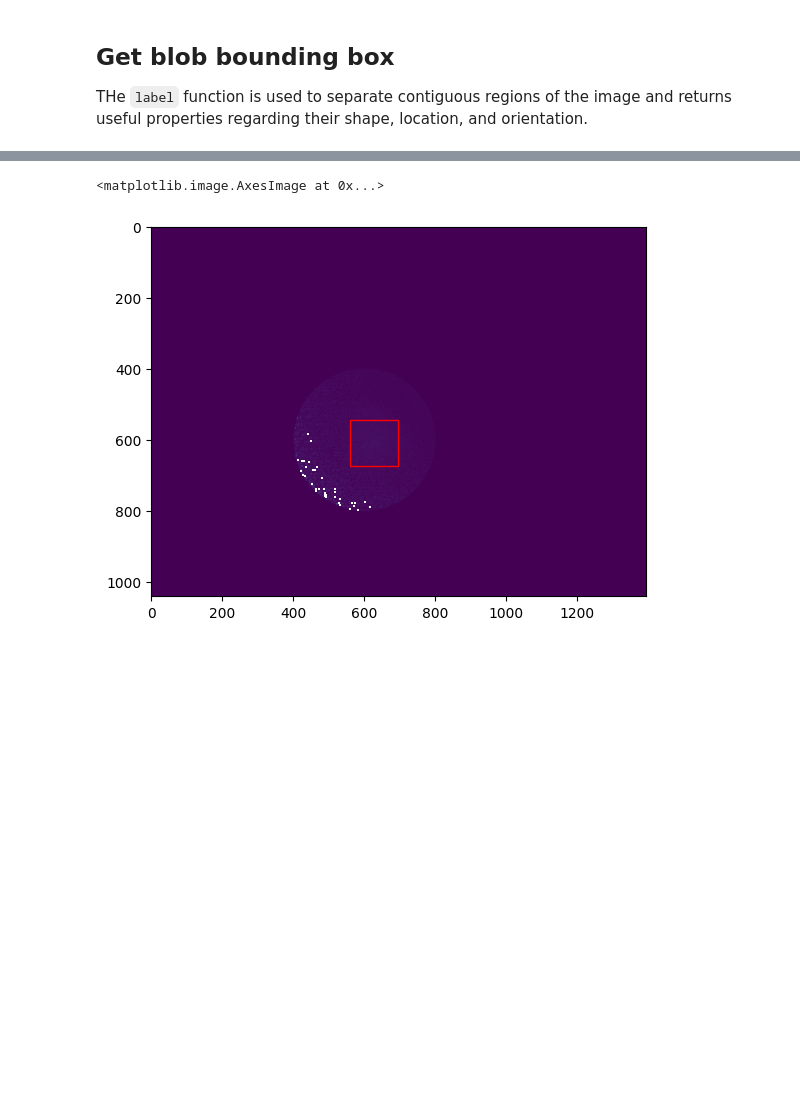
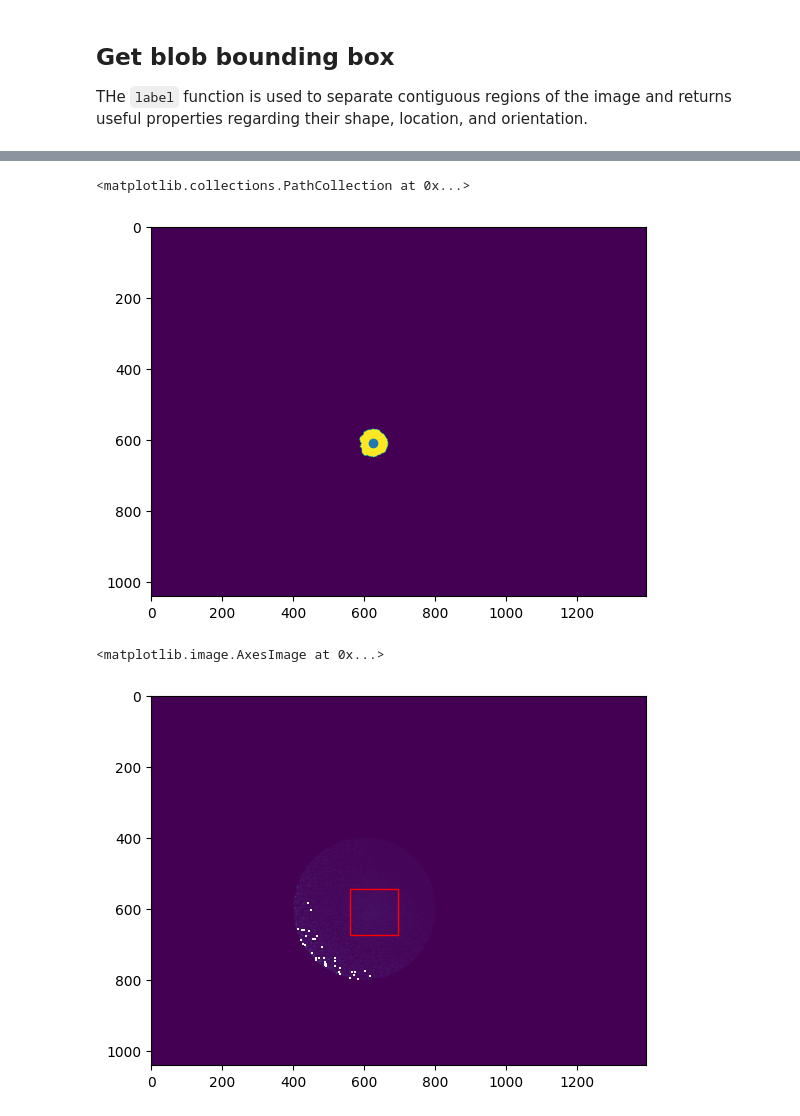
Before and after one commit to benmcdonough20/MOTsArentForKids, a Jupyter notebook: MOT_strength/od_calculation.ipynb, the cells around one changed output, grey strips where cells are left out. Drawn from its saved outputs; the diff is of its cells as text; code cells hidden in the pictures; blank space fills up the shorter version.

```diff
--- a/MOT_strength/od_calculation.ipynb
+++ b/MOT_strength/od_calculation.ipynb
@@ -82,3 +79,9 @@ bbox
+# %%
+plt.imshow(mask)
+plt.scatter(x, y)
+# %% [output]
+<matplotlib.collections.PathCollection at 0x...>
+[figure, added]
 # %%
 #draw bounding box
 fig, ax = plt.subplots()
```
Also changed, not shown: parts of 8 cells of this notebook, 4 other files.
